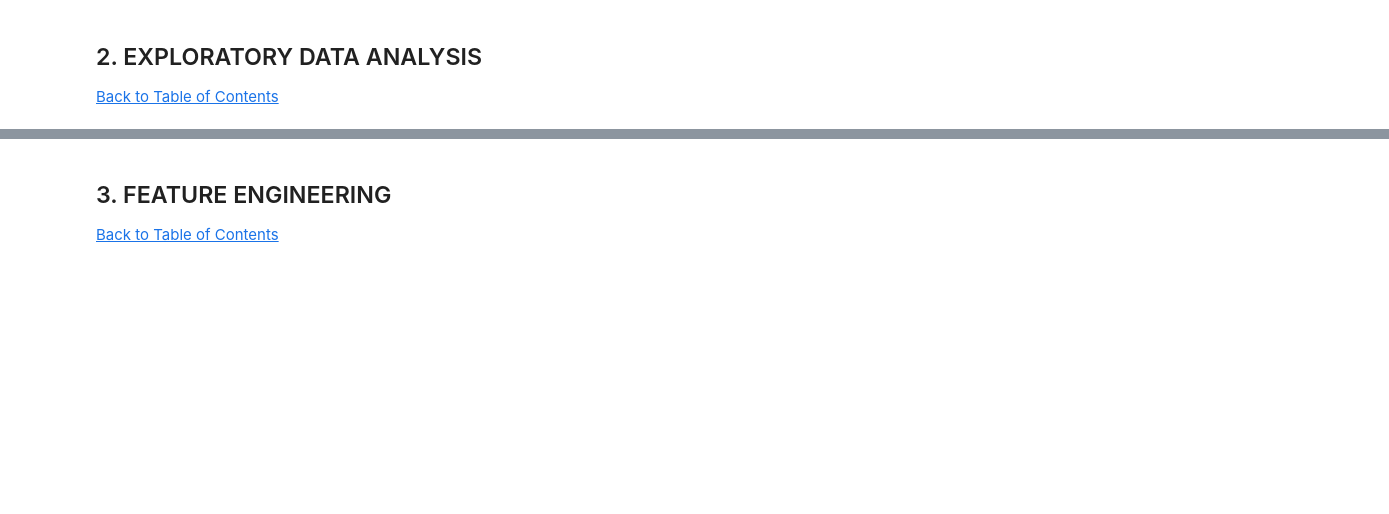
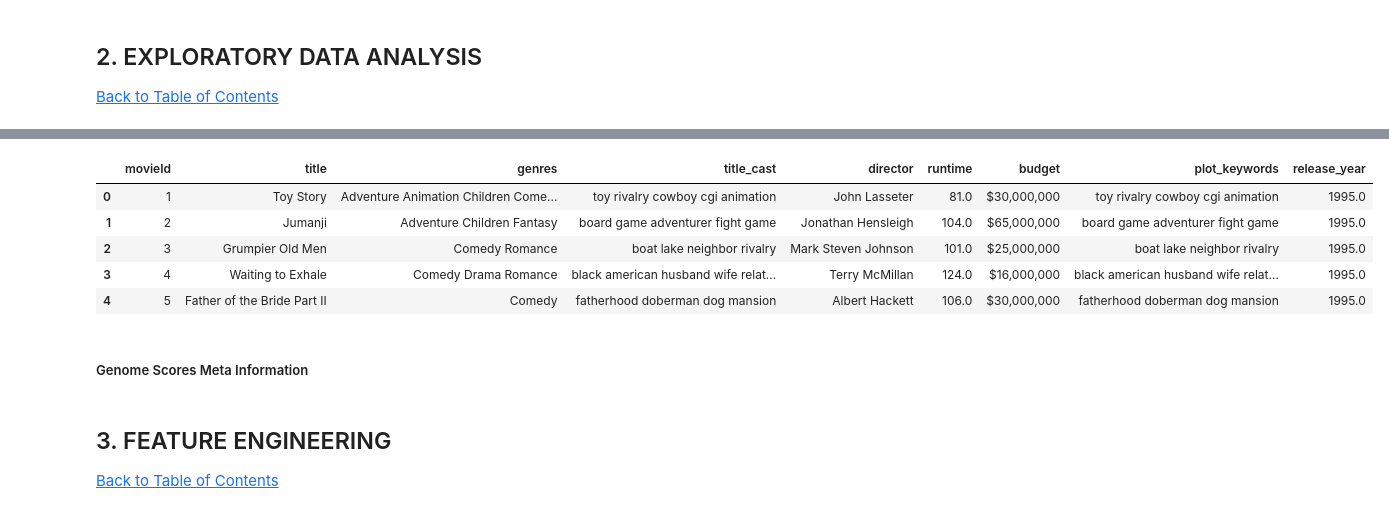
Before and after one commit to Keltings/Movie-Recommender-Engine, a Jupyter notebook: 2110ACDS-T1.ipynb, the cells around one changed output, grey strips where cells are left out. Drawn from its saved outputs; the diff is of its cells as text; code cells hidden in the pictures; blank space fills up the shorter version.

```diff
--- a/2110ACDS-T1.ipynb
+++ b/2110ACDS-T1.ipynb
@@ -158,0 +666,14 @@ raw_gescores_df = pd.read_csv('resources/data/genome_scores.csv')
+# %%
+movies_meta_df['genres'] = movies_meta_df['genres'].str.replace('|',' ')
+movies_meta_df['plot_keywords'] = movies_meta_df['plot_keywords'].str.replace('|',' ')
+movies_meta_df['title_cast'] = movies_meta_df['plot_keywords'].str.replace('|',' ')
+movies_meta_df.head()
+# %% [output]
+|  | movieId | title | genres | title_cast | director | runtime | budget | plot_keywords | release_year |
+| 0 | 1 | Toy Story | Adventure Animation Children Come... | toy rivalry cowboy cgi animation | John Lasseter | 81.0 | $30,000,000 | toy rivalry cowboy cgi animation | 1995.0 |
+| 1 | 2 | Jumanji | Adventure Children Fantasy | board game adventurer fight game | Jonathan Hensleigh | 104.0 | $65,000,000 | board game adventurer fight game | 1995.0 |
+| 2 | 3 | Grumpier Old Men | Comedy Romance | boat lake neighbor rivalry | Mark Steven Johnson | 101.0 | $25,000,000 | boat lake neighbor rivalry | 1995.0 |
+| 3 | 4 | Waiting to Exhale | Comedy Drama Romance | black american husband wife relat... | Terry McMillan | 124.0 | $16,000,000 | black american husband wife relat... | 1995.0 |
+| 4 | 5 | Father of the Bride Part II | Comedy | fatherhood doberman dog mansion | Albert Hackett | 106.0 | $30,000,000 | fatherhood doberman dog mansion | 1995.0 |
+# %% [markdown]
+##### Genome Scores Meta Information
```
Also changed, not shown: parts of 77 cells of this notebook.
